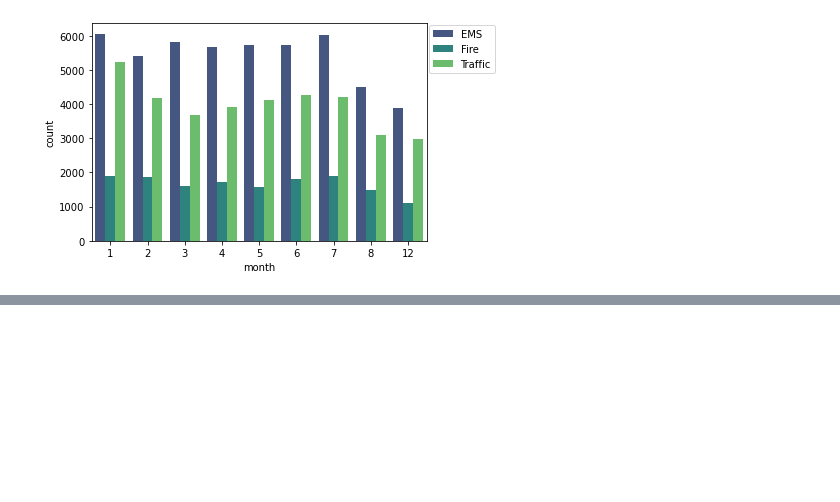
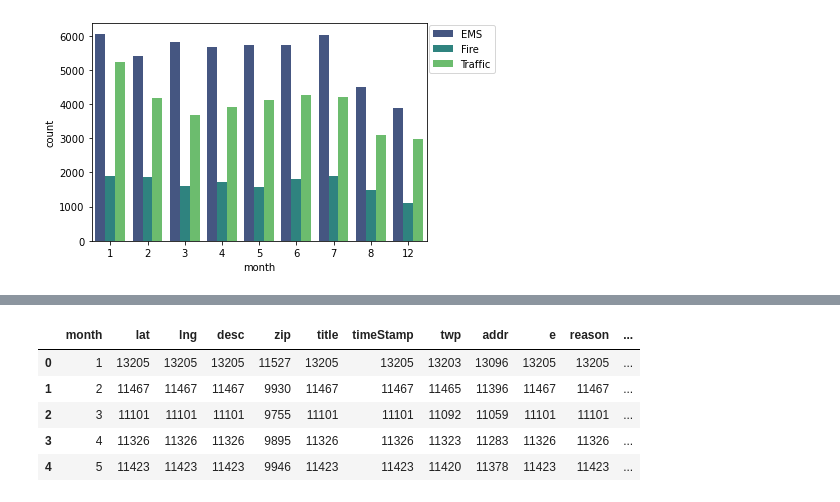
Before and after one commit to ayg15/911CallsAnalysis, a Jupyter notebook: 911 Calls Data Analysis.ipynb, the cells around one changed output, grey strips where cells are left out. Drawn from its saved outputs; the diff is of its cells as text; code cells hidden in the pictures; blank space fills up the shorter version.

```diff
--- a/911 Calls Data Analysis.ipynb
+++ b/911 Calls Data Analysis.ipynb
@@ -183,0 +210,9 @@ plt.legend(bbox_to_anchor=(1.0,1.0), loc=2, borderaxespad=0.2)
+# %%
+byMonth.head()
+# %% [output]
+|  | month | lat | lng | desc | zip | title | timeStamp | twp | addr | e | reason | ... |
+| 0 | 1 | 13205 | 13205 | 13205 | 11527 | 13205 | 13205 | 13203 | 13096 | 13205 | 13205 | ... |
+| 1 | 2 | 11467 | 11467 | 11467 | 9930 | 11467 | 11467 | 11465 | 11396 | 11467 | 11467 | ... |
+| 2 | 3 | 11101 | 11101 | 11101 | 9755 | 11101 | 11101 | 11092 | 11059 | 11101 | 11101 | ... |
+| 3 | 4 | 11326 | 11326 | 11326 | 9895 | 11326 | 11326 | 11323 | 11283 | 11326 | 11326 | ... |
+| 4 | 5 | 11423 | 11423 | 11423 | 9946 | 11423 | 11423 | 11420 | 11378 | 11423 | 11423 | ... |
```
Also changed, not shown: parts of 7 cells of this notebook.
